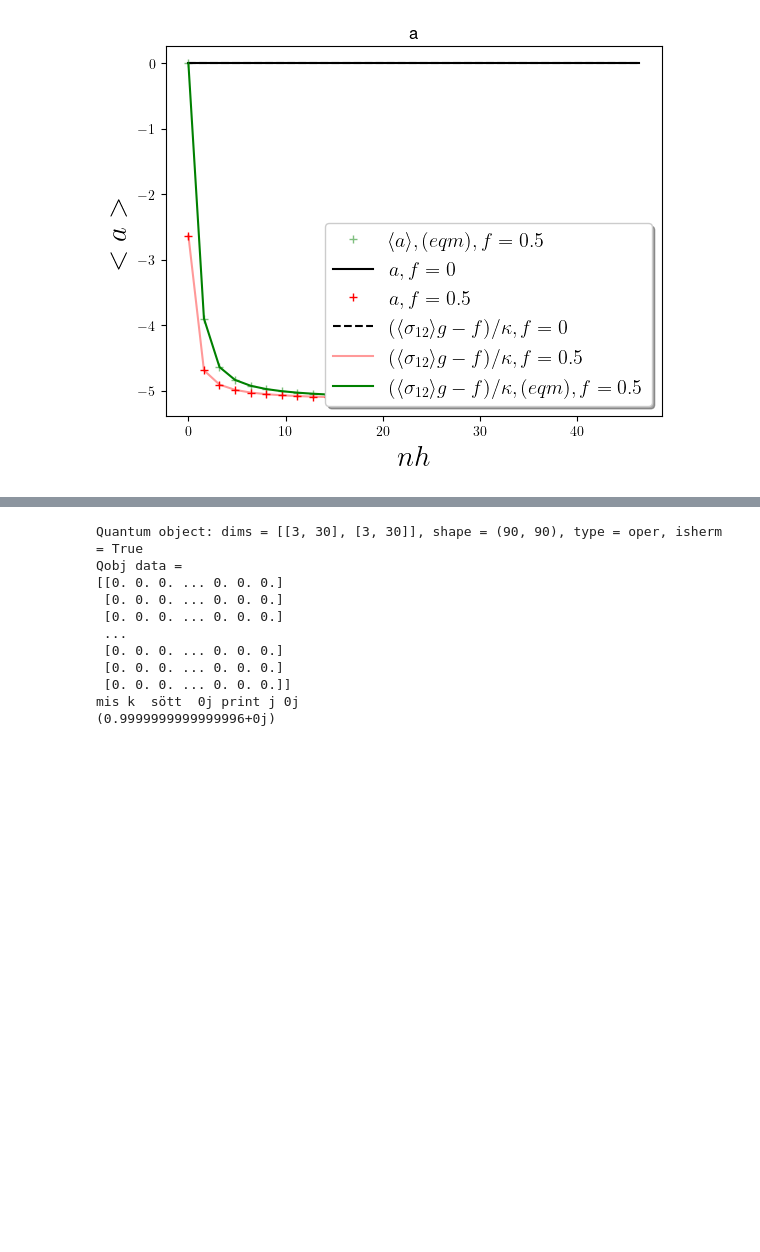
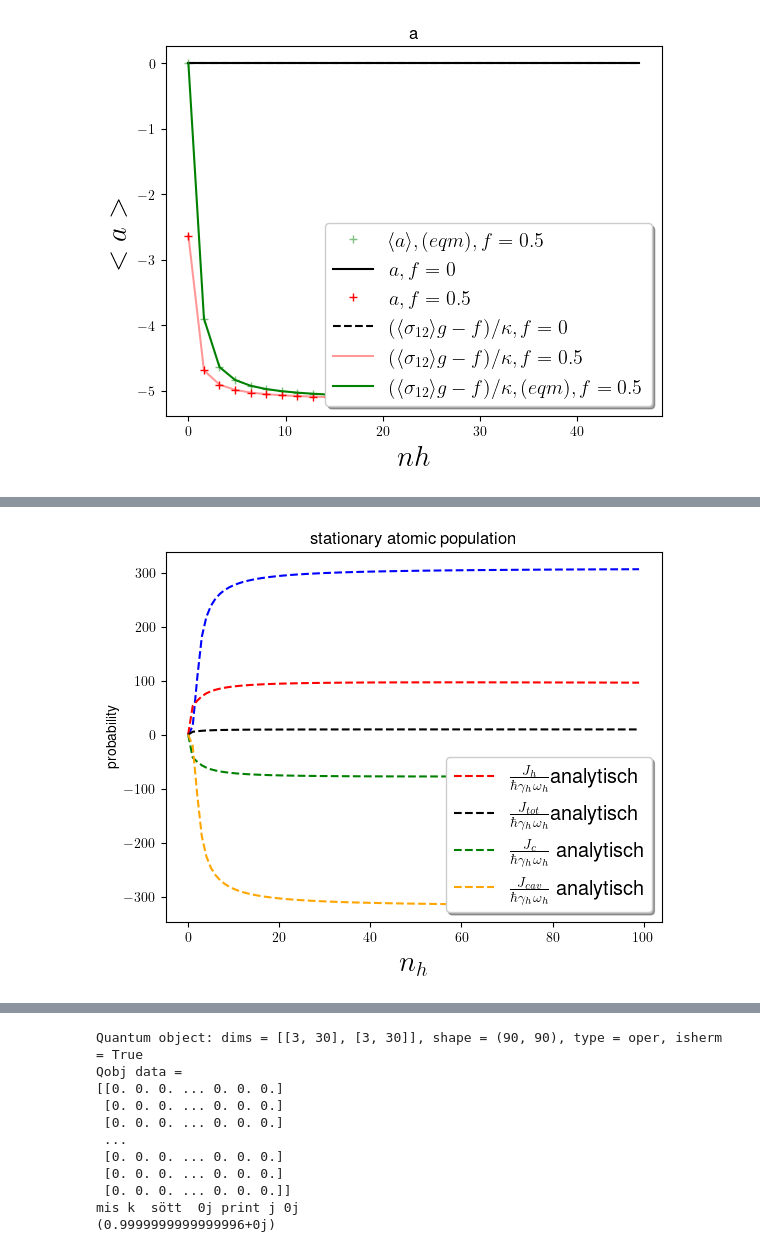
Before and after one commit to SanderStammbach/Sanders-Studium, a Jupyter notebook: Master-Arbeit/main2.ipynb, the cells around one changed output, grey strips where cells are left out. Cells and saved outputs as stored; diff of their text form; code cells hidden in the pictures; blank space fills up the shorter version.

```diff
--- a/Master-Arbeit/main2.ipynb
+++ b/Master-Arbeit/main2.ipynb
@@ -1346,25 +1347,25 @@ fsddsffsdasdfasdffddasf -0.06249999999999999
 # %%
 Delta1=Delta2=0
 gamma_h = gamma_c = 1
-g = 1
+
 nc = ncav = 0.0
-kappa = 0.5
-step=10
-Delta1=0
-Delta2=0
+kappa = 0.2
+g = 14*kappa
+step=1
+f=1
 anzahl=100
-nh=0.1
-nc=ncav=0
+nh=0
+
 n_list=[]
 nh_list=[]
-f=0
+
 Photonnumber_list=[]
 nh2 = np.linspace(0, 70, 100)
-nh3=0
+
 nh3_list=[]
 nh_list=[]
 Trace_list=[]
-nh=0.1 #set nh again to zero
+nh=0 #set nh again to zero
 Anal=[]
 J_h_list=[]
 J_h2_list=[]
@@ -1372,53 +1373,54 @@ J_c_list=[]
 J_cav_list=[]
 J_tot_list=[]
 Energie_vs_nh=[]
+P_ana=[]
+
+n_list=Diverse_Loups.EquationOfMotion3(Delta1 , Delta2 , f , nh, ncav , nc, gamma_c, gamma_h, g , kappa, anzahl,step,'nh')
+
+#n2_list=[]
+
+for i in range(anzahl):
 
 
-n_list=(Diverse_Loups.EquationOfMotion3(Delta1 , Delta2 , f , nh, ncav , nc, gamma_c, gamma_h, g ,kappa,1000,1))
-
-n2_list=[]
-nh=0
-for i in range(anzahl):
-
-    n2_list.append(Diverse_Loups.EquationOfMotion2(Delta1 , Delta2 , f , nh, ncav , nc, gamma_c, gamma_h, g , kappa))
-    list_temp=[]
-    list_temp=Diverse_Loups.EnergieCalculator_mit_faktor(g,H_free, Trans_12, Trans_13, Trans_23, a, nh,nf,nc,h,kb,gamma_h,gamma_c,1/3*kappa,omega_d,proj_2,f,omega_f,omega_2)
+    #list_temp=[]
+    #list_temp=Diverse_Loups.EnergieCalculator_mit_faktor(g,H_free, Trans_12, Trans_13, Trans_23, a, nh,nf,nc,h,kb,gamma_h,gamma_c,1/3*kappa,omega_d,proj_2,f,omega_f,omega_2)
     nh_list.append(nh)
-    Energie_vs_nh.append(list_temp)
-    Trace_list_temp=Diverse_Loups.ProjectorP(nh,proj_1,proj_2,proj_3,Hdilde,nc,ncav,gamma_h,gamma_c,kappa,A1,A2,A3,A4,A5,A6)
-    Trace_list.append(Trace_list_temp)
+    #Energie_vs_nh.append(list_temp)
+    #Trace_list_temp=Diverse_Loups.ProjectorP(nh,proj_1,proj_2,proj_3,Hdilde,nc,ncav,gamma_h,gamma_c,kappa,A1,A2,A3,A4,A5,A6)
+    #Trace_list.append(Trace_list_temp)
     ist_temp=[]
-    list_temp=Diverse_Loups.Photonnumber(nh,a,proj_1,proj_2,proj_3,Hdilde,nc,ncav,gamma_h,gamma_c,kappa,A1,A2,A3,A4,A5,A6,omega_d,omega_f,omega_1,omega_2,H_int,f)
+    #list_temp=Diverse_Loups.Photonnumber(nh,a,proj_1,proj_2,proj_3,Hdilde,nc,ncav,gamma_h,gamma_c,kappa,A1,A2,A3,A4,A5,A6,omega_d,omega_f,omega_1,omega_2,H_int,f)
     #g_list.append(i/100)  #Erstellt eine Liste mit Wären von g
-    Photonnumber_list.append(list_temp)
+    #Photonnumber_list.append(list_temp)
 
 
-    J_cav_list.append(2*kappa*(nf-n_list[0][i]))
-    J_h_list.append((nh*n_list[1][i]-(nh+1)*n_list[3][i]))
-    J_c_list.append(15*(nc*n_list[2][i]-(nc+1)*n_list[3][i]))
-    J_tot_list.append(J_c_list[i]+J_h_list[i]+J_cav_list[i])
-    #J_h2_list.append(omega_h*(nh)*(Trace_list[i][1]-(nh+1)*Trace_list[i][2]))
+    J_cav_list.append(2*omega_f*kappa*(nf-n_list[0][i]))
+    J_h_list.append(2*omega_h*((nh*n_list[1][i]-(nh+1)*n_list[3][i])))
+    J_c_list.append(2*omega_c*(nc*n_list[2][i]-(nc+1)*n_list[3][i]))
+
+    P_ana.append(-2*30*f*(n_list[4][i]))
+    J_tot_list.append(J_c_list[i]+J_h_list[i]+J_cav_list[i]+P_ana[i])
+
+
+    nh3_list.append(nh)
     nh=nh+step
-    nh3=nh3+step
-    nh3_list.append(nh)
-    nh_list.append(nh)
+
 fig2, ax = plt.subplots()
 ax.set_xlabel(r' $n_h$', fontsize=21)
 ax.set_ylabel('probability')
 plt.title('stationary atomic population')
-
+plt.plot(np.asarray(nh3_list)[:anzahl],np.asarray(P_ana)[:anzahl],'--',alpha=1,color='blue')
 plt.plot(np.asarray(nh3_list)[:anzahl],np.asarray(J_h_list)[:anzahl],'--',color='red',label=r'$\frac{J_{h}}{\hbar\gamma_h \omega_{h}}$analytisch')
-#plt.plot(np.asarray(nh3_list)[:anzahl],np.asarray(J_tot_list)[:anzahl],'--',color='black',label=r'$\frac{J_{tot}}{\hbar\gamma_h \omega_{h}}$analytisch')
+plt.plot(np.asarray(nh3_list)[:anzahl],np.asarray(J_tot_list)[:anzahl],'--',color='black',label=r'$\frac{J_{tot}}{\hbar\gamma_h \omega_{h}}$analytisch')
 plt.plot(np.asarray(nh3_list)[:anzahl],np.asarray(J_c_list)[:anzahl],'--',color='green',label=r' $\frac{J_{c}}{\hbar\gamma_h \omega_{h}}$ analytisch')
 plt.plot(np.asarray(nh3_list)[:anzahl],np.asarray(J_cav_list)[:anzahl],'--',color='orange',label=r' $\frac{J_{cav}}{\hbar\gamma_h \omega_{h}}$ analytisch')
-plt.plot(np.asarray(nh3_list)[:anzahl],np.asarray(Energie_vs_nh)[:anzahl,1],'-',color='green',label=r' $\frac{J_{c}}{\hbar\gamma_h \omega_{h}}$')
-plt.plot(np.asarray(nh3_list)[:anzahl],np.asarray(Energie_vs_nh)[:anzahl,0],'-',color='red',label=r' $\frac{J_{h}}{\hbar\gamma_h \omega_{h}}$')
-plt.plot(np.asarray(nh3_list)[:anzahl],np.asarray(Energie_vs_nh)[:anzahl,2],'-',color='orange',label=r' $\frac{J_{cav}}{\hbar\gamma_h \omega_{h}}$')
+#plt.plot(np.asarray(nh3_list)[:anzahl],np.asarray(Energie_vs_nh)[:anzahl,1],'-',color='green',label=r' $\frac{J_{c}}{\hbar\gamma_h \omega_{h}}$')
+##plt.plot(np.asarray(nh3_list)[:anzahl],np.asarray(Energie_vs_nh)[:anzahl,0],'-',color='red',label=r' $\frac{J_{h}}{\hbar\gamma_h \omega_{h}}$')
+#plt.plot(np.asarray(nh3_list)[:anzahl],np.asarray(Energie_vs_nh)[:anzahl,2],'-',color='orange',label=r' $\frac{J_{cav}}{\hbar\gamma_h \omega_{h}}$')
 
 
-,label=r' $\frac{J_{c}}{\hbar\gamma_h \omega_{h}}$')
-plt.plot(np.asarray(nh3_list)[:anzahl],np.asarray(Energie_vs_nh)[:anzahl,0],'-',color='red',label=r' $\frac{J_{h}}{\hbar\gamma_h \omega_{h}}$')
-plt.plot(np.asarray(nh3_list)[:anzahl],np.asarray(Energie_vs_nh)[:anzahl,2],'-',color='orange',label=r' $\frac{J_{cav}}{\hbar\gamma_h \omega_{h}}$')
+
+
 legend = ax.legend(loc='lower right', shadow=True, fontsize='x-large')
 legend.get_frame().set_facecolor('white')
 
@@ -1428,3 +1446,4 @@ SyntaxError: unmatched ')' (3634237659.py, line 73)
+[figure, added]
 # %%
 
 Delta1=Delta2=0
```
Also changed, not shown: parts of 8 cells of this notebook, 6 other files.
